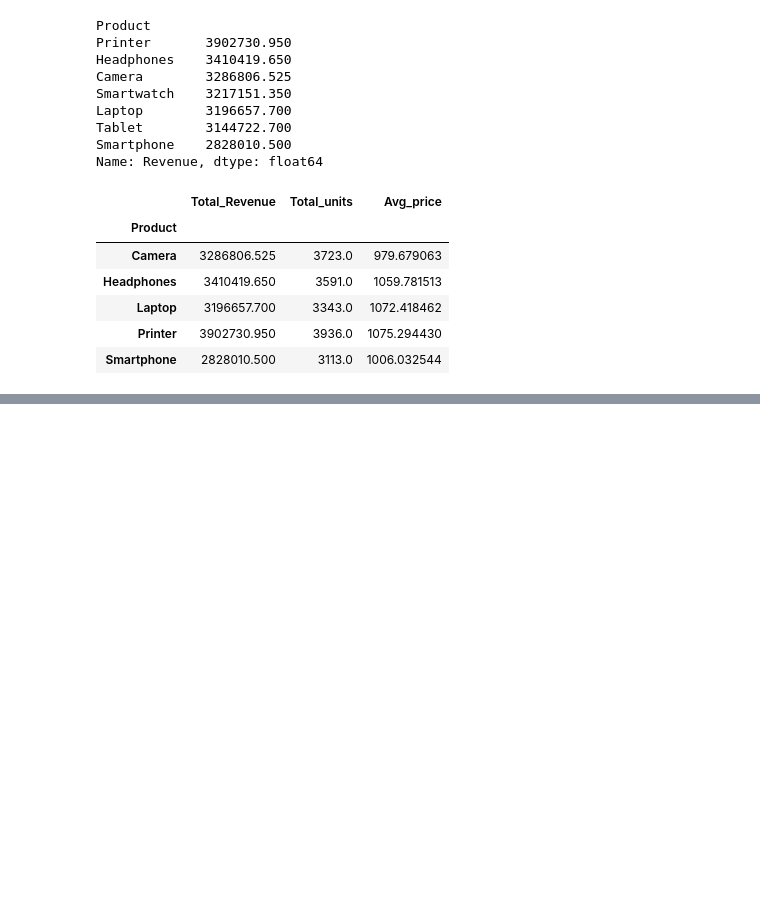
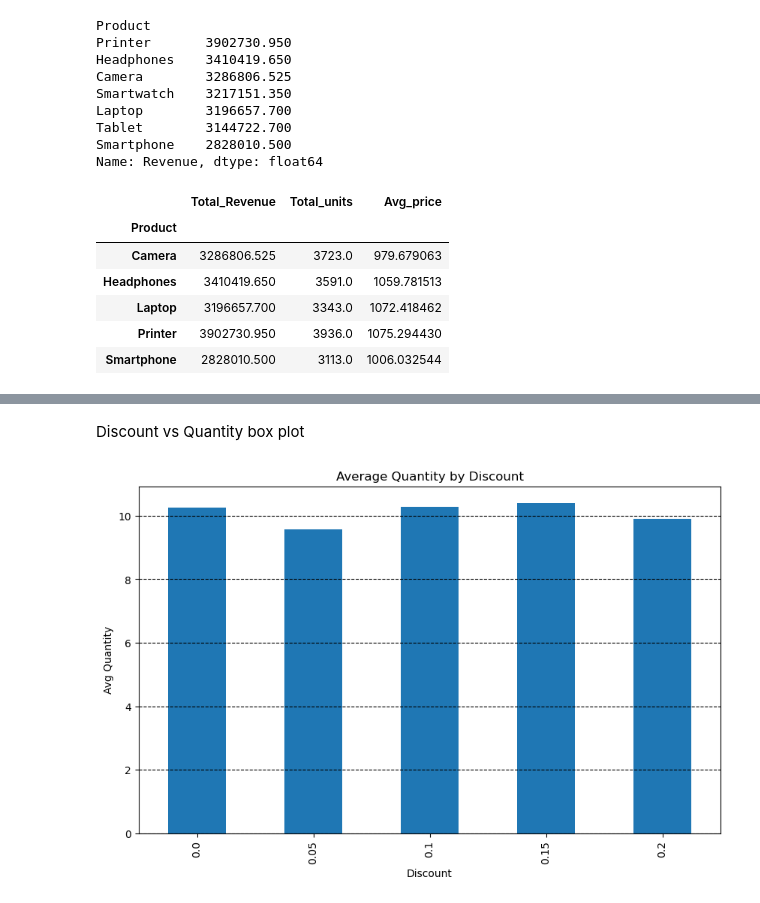
Before and after one commit to brijballav/Sales-data-analysis, a Jupyter notebook: Sales Data Analysis/Sales_Data.ipynb, the cells around one changed output, grey strips where cells are left out. Saved outputs shown, nothing was run; the diff lists cells and outputs as text; code cells hidden in the pictures; blank space fills up the shorter version.

```diff
--- a/Sales Data Analysis/Sales_Data.ipynb
+++ b/Sales Data Analysis/Sales_Data.ipynb
@@ -371,0 +485,10 @@ display(prod_sum.head())
+# %% [markdown]
+Discount vs Quantity box plot
+# %%
+df.groupby('Discount')['Quantity'].mean().plot(kind='bar',title= 'Average Quantity by Discount')
+
+plt.ylabel('Avg Quantity')
+plt.grid(axis = 'y', linestyle = '--', color = 'Black')
+plt.show()
+# %% [output]
+[figure, added]
```
Also changed, not shown: parts of 20 cells of this notebook, 8 other files.
